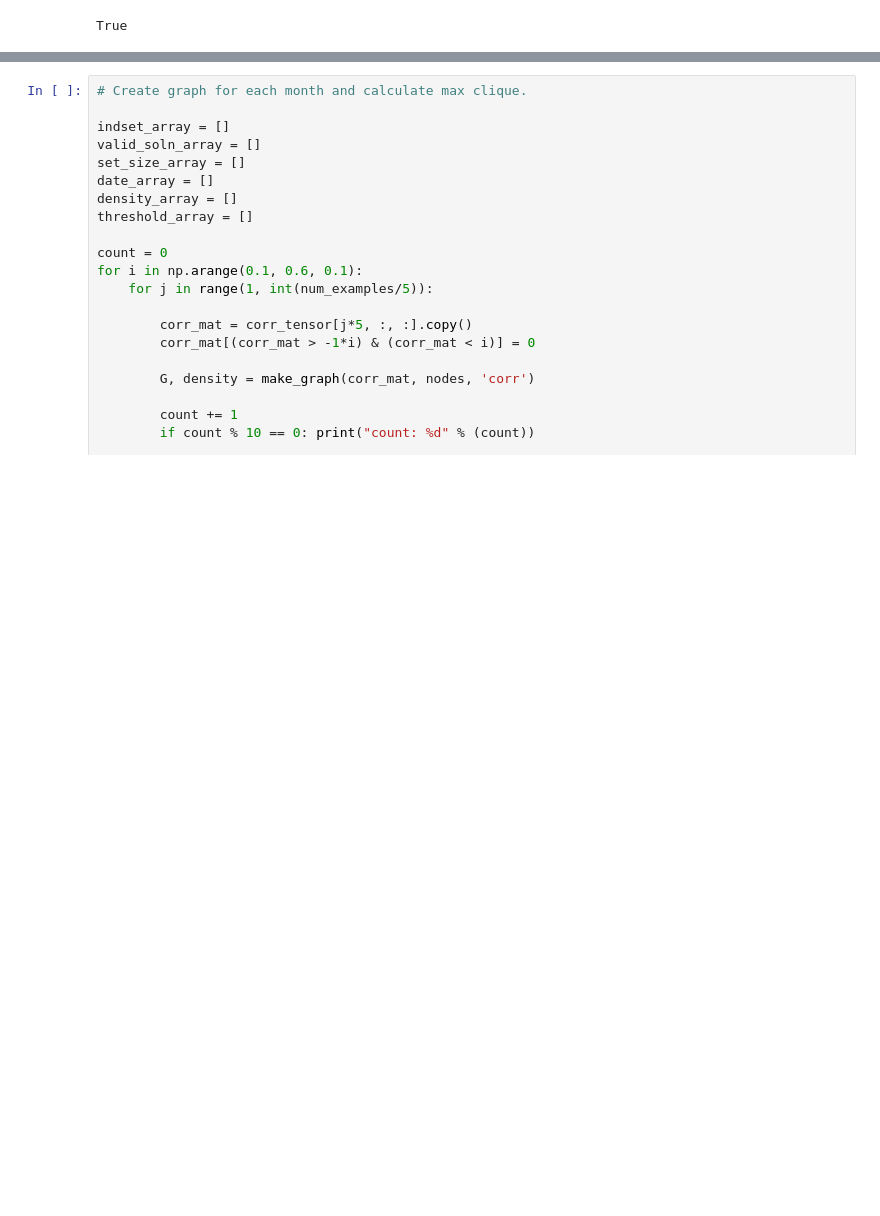
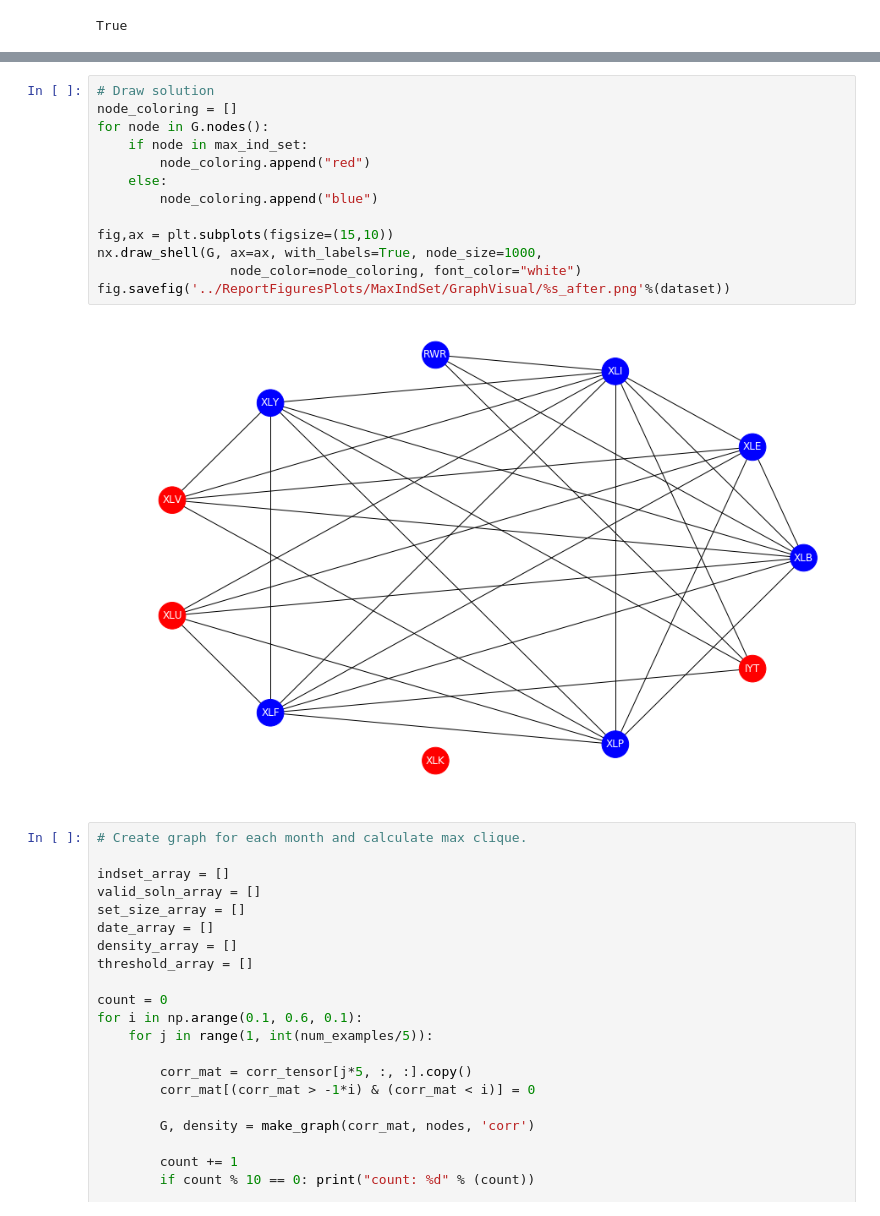
Before and after one commit to angadkalra/QuantumComputingProject, a Jupyter notebook: MaxClique&MaxIndSet/ISExperiments.ipynb, the cells around one changed output, grey strips where cells are left out. Saved outputs shown, nothing was run; the diff lists cells and outputs as text; blank space fills up the shorter version.

```diff
--- a/MaxClique&MaxIndSet/ISExperiments.ipynb
+++ b/MaxClique&MaxIndSet/ISExperiments.ipynb
@@ -118,3 +129,18 @@ len(max_ind_set)
+# %%
+# Draw solution
+node_coloring = []
+for node in G.nodes():
+    if node in max_ind_set:
+        node_coloring.append("red")
+    else:
+        node_coloring.append("blue")
+
+fig,ax = plt.subplots(figsize=(15,10))
+nx.draw_shell(G, ax=ax, with_labels=True, node_size=1000,
+                 node_color=node_coloring, font_color="white")
+fig.savefig('../ReportFiguresPlots/MaxIndSet/GraphVisual/%s_after.png'%(dataset))
+# %% [output]
+[figure, added]
 # %%
 # Create graph for each month and calculate max clique.
 
```
Also changed, not shown: parts of 4 cells of this notebook, 10 other files.
